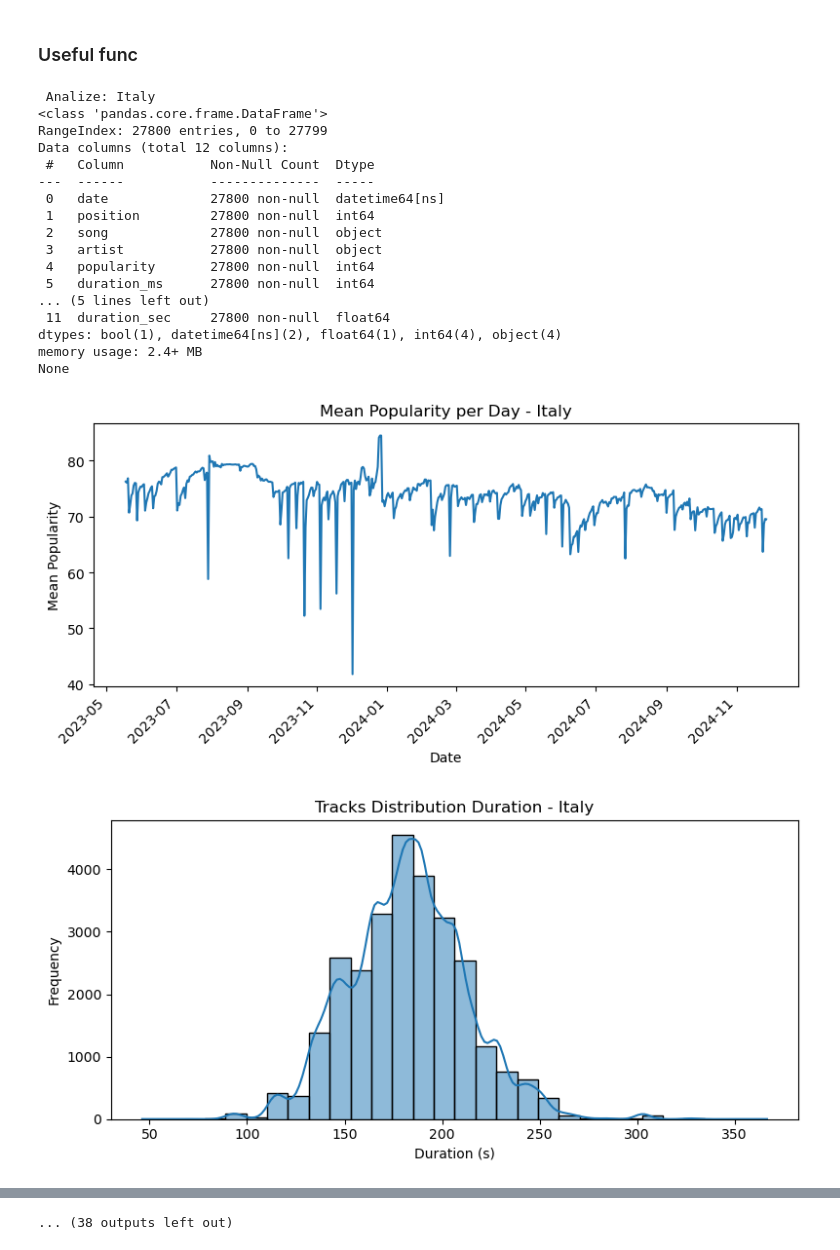
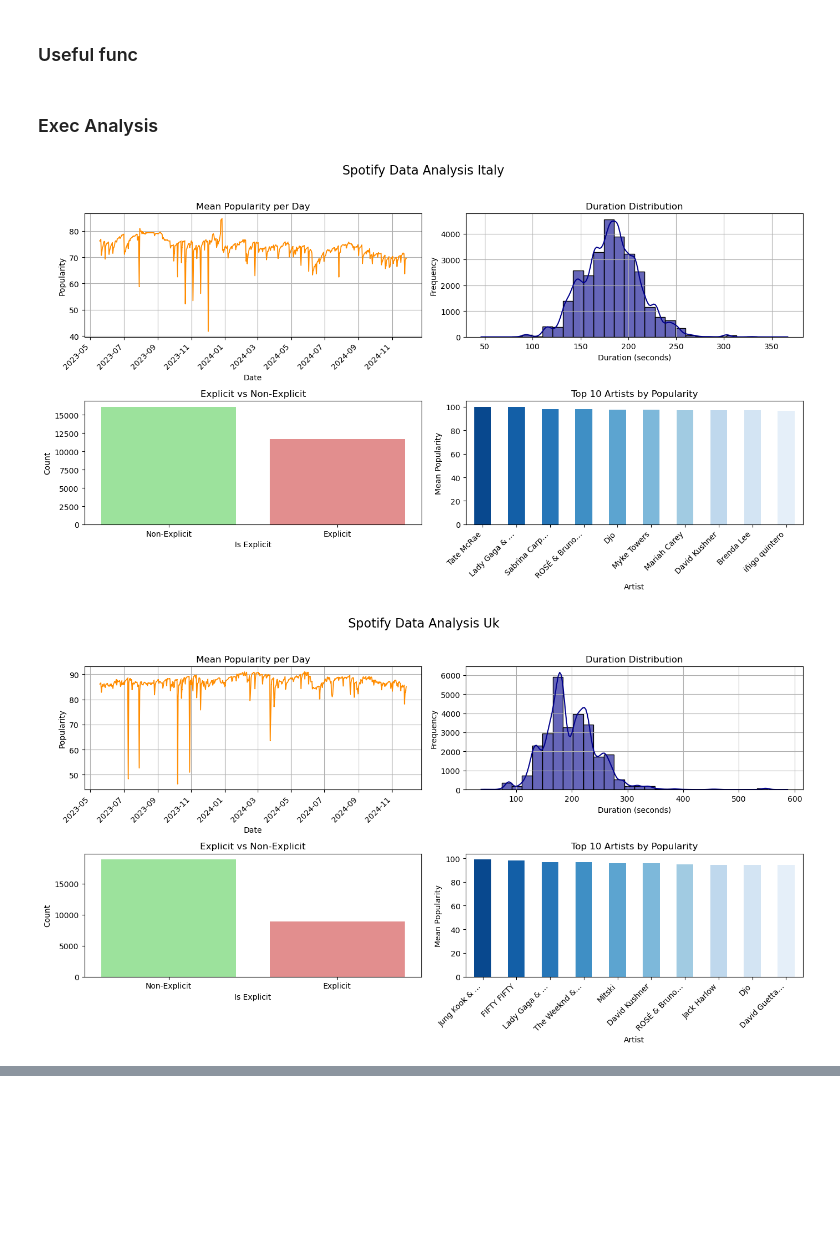
Before and after one commit to L0000P/TopSpotifAI, a Jupyter notebook: src/notebooks/PreprocessingData.ipynb, the cells around one changed output, grey strips where cells are left out. Saved outputs shown, nothing was run; the diff lists cells and outputs as text; code cells hidden in the pictures; blank space fills up the shorter version.

Commit message:
PreprocessingData Modified.

```diff
--- a/src/notebooks/PreprocessingData.ipynb
+++ b/src/notebooks/PreprocessingData.ipynb
@@ -35 +147,14 @@ import os
+# %%
+def logging(df, log_path, country_name):
+    """Log the dataset information and statistics."""
+
+    log_file = os.path.join(log_path, f"{country_name}_stats.txt") # Define log file path
+
+    # Inject the dataset information into the log file
+    with open(log_file, 'w') as log:
+        log.write(f"Analyzing {country_name} dataset...\n")
+        log.write(f"First few rows:\n{df.head()}\n")
+        log.write(f"Dataset statistics:\n{df.describe()}\n")
+# %% [markdown]
+### Exec Analysis
 # %%
@@ -91,37 +178,28 @@ def analyze_country(file_path, country_name, result_path):
-# %%
-# Plot Settings
-plt.rcParams['figure.figsize'] = (8, 4)
 # %%
-# Data Folder
-folder_path = "../data"
-all_files = [f for f in os.listdir(folder_path) if f.endswith(".csv")]
+input_path = "../data" # Input Data Path
+sanitize_csv_files(input_path) # Sanitize CSV filenames
+all_files = [f for f in os.listdir(input_path) if f.endswith(".csv")] # Get all CSV files
 # %%
-# Exec Analysis
-results_path = "../img"
+results_path = "../img" # Results Path
+log_path = "../log" # Log Path
+
+# Create results and log directories if they don't exist
 if not os.path.exists(results_path):
     os.makedirs(results_path)
+if not os.path.exists(log_path):
+    os.makedirs(log_path)
 
+# Loop through all files and analyze each country
 for file in all_files:
-    country_name = os.path.splitext(file)[0].capitalize()
-    file_path = os.path.join(folder_path, file)
-    analyze_country(file_path, country_name, results_path)
+    country_name = os.path.splitext(file)[0].capitalize() # Get country name
+    file_path = os.path.join(input_path, file) # Define file path
+
+    # Plot Settings
+    fig, axs = plt.subplots(2, 2, figsize=(14, 8))
+    fig.suptitle(f'Spotify Data Analysis {country_name}', fontsize=16)
+
+    # Analize the country
+    analyze_country(axs, file_path, country_name, results_path, log_path)
 # %% [output]
- Analize: Italy
-<class 'pandas.core.frame.DataFrame'>
-RangeIndex: 27800 entries, 0 to 27799
-Data columns (total 12 columns):
- #   Column           Non-Null Count  Dtype
----  ------           --------------  -----
- 0   date             27800 non-null  datetime64[ns]
- 1   position         27800 non-null  int64
- 2   song             27800 non-null  object
- 3   artist           27800 non-null  object
- 4   popularity       27800 non-null  int64
- 5   duration_ms      27800 non-null  int64
-... (5 lines left out)
- 11  duration_sec     27800 non-null  float64
-dtypes: bool(1), datetime64[ns](2), float64(1), int64(4), object(4)
-memory usage: 2.4+ MB
-None
-[figure, old version]
+[figure, new version]
-[figure, old version]
+[figure, new version]
@@ -169 +212,0 @@ None
-... (38 outputs left out)
```
Also changed, not shown: parts of 10 cells of this notebook.
